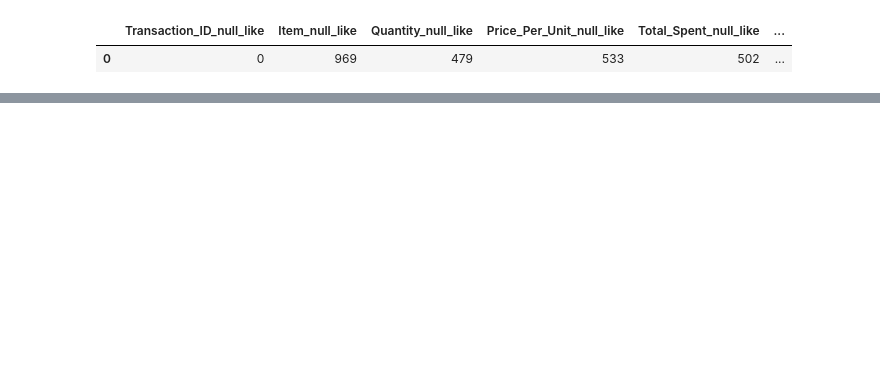
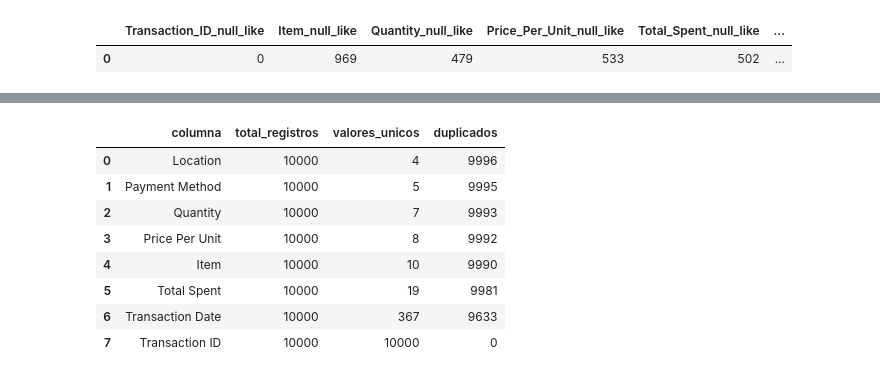
Before and after one commit to teofilocorrea/Data_Profiling_Coffe_Sales, a Jupyter notebook: notebooks/01_data_profiling_raw_pre_duckdb.ipynb, the cells around one changed output, grey strips where cells are left out. Cells and saved outputs as stored; diff of their text form; code cells hidden in the pictures; blank space fills up the shorter version.

```diff
--- a/notebooks/01_data_profiling_raw_pre_duckdb.ipynb
+++ b/notebooks/01_data_profiling_raw_pre_duckdb.ipynb
@@ -172,0 +175,64 @@ FROM profiling.data_profiling_summary;
+# %%
+%%sql
+-- ========================================
+-- TEMPLATE: EDA_DUPLICATES_ALL_COLUMNS
+-- Descripción: Detectar duplicados por columna completa
+-- ========================================
+
+SELECT
+    columna,
+    COUNT(*) AS total_registros,
+    COUNT(DISTINCT valor) AS valores_unicos,
+    COUNT(*) - COUNT(DISTINCT valor) AS duplicados
+FROM (
+    -- Columna 1
+    SELECT 'Transaction ID' AS columna, CAST("Transaction ID" AS VARCHAR) AS valor
+    FROM profiling.data_profiling_summary
+
+    UNION ALL
+    -- Columna 2
+    SELECT 'Item', CAST("Item" AS VARCHAR)
+    FROM profiling.data_profiling_summary
+
+    UNION ALL
+    -- Columna 3
+    SELECT 'Quantity', CAST(Quantity AS VARCHAR)
+    FROM profiling.data_profiling_summary
+
+    UNION ALL
+    -- Columna 4
+    SELECT 'Price Per Unit', CAST("Price Per Unit" AS VARCHAR)
+    FROM profiling.data_profiling_summary
+
+    UNION ALL
+    -- Columna 5
+    SELECT 'Total Spent', CAST("Total Spent" AS VARCHAR)
+    FROM profiling.data_profiling_summary
+
+    UNION ALL
+    -- Columna 6
+    SELECT 'Payment Method', CAST("Payment Method" AS VARCHAR)
+    FROM profiling.data_profiling_summary
+
+    UNION ALL
+    -- Columna 7
+    SELECT 'Location', CAST(Location AS VARCHAR)
+    FROM profiling.data_profiling_summary
+
+    UNION ALL
+    -- Columna 8
+    SELECT 'Transaction Date', CAST("Transaction Date" AS VARCHAR)
+    FROM profiling.data_profiling_summary
+) t
+GROUP BY columna
+ORDER BY duplicados DESC;
+# %% [output]
+|  | columna | total_registros | valores_unicos | duplicados |
+| 0 | Location | 10000 | 4 | 9996 |
+| 1 | Payment Method | 10000 | 5 | 9995 |
+| 2 | Quantity | 10000 | 7 | 9993 |
+| 3 | Price Per Unit | 10000 | 8 | 9992 |
+| 4 | Item | 10000 | 10 | 9990 |
+| 5 | Total Spent | 10000 | 19 | 9981 |
+| 6 | Transaction Date | 10000 | 367 | 9633 |
+| 7 | Transaction ID | 10000 | 10000 | 0 |
```
Also changed, not shown: parts of 5 cells of this notebook.
